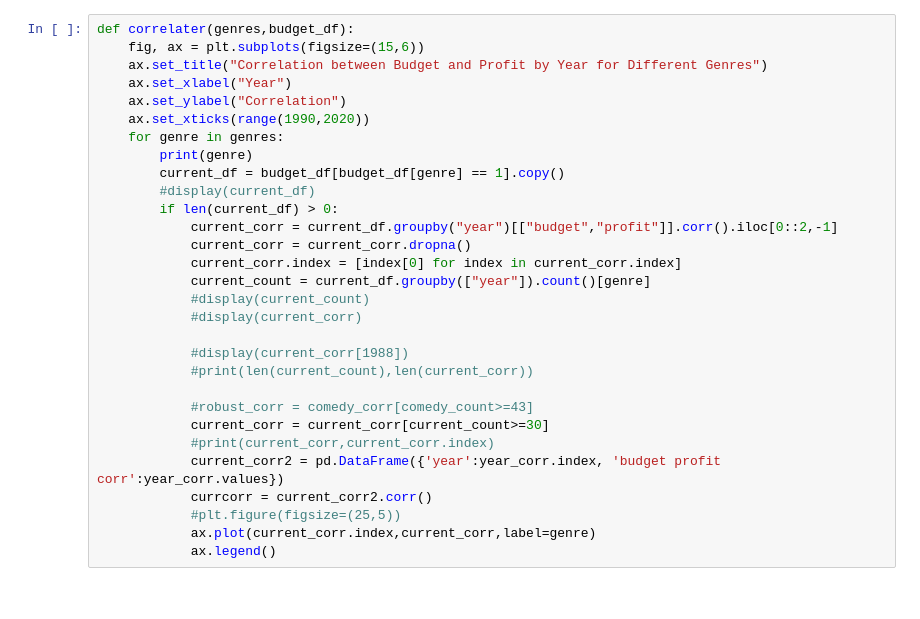
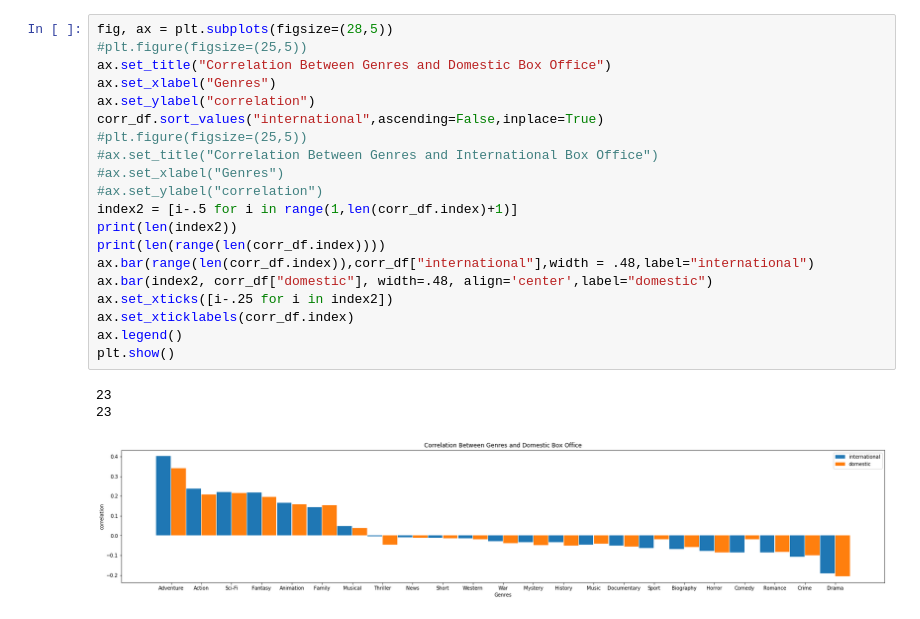
Before and after one commit to learn-co-students/dsc-mod-1-project-v2-1-nyc01-dtsc-ft-080320, a Jupyter notebook: eda.ipynb, the cells around one changed output. Cells and saved outputs as stored; diff of their text form.

```diff
--- a/eda.ipynb
+++ b/eda.ipynb
@@ -240,30 +106,24 @@ ax.plot(year_corr.index,year_corr)
-# %%
-def correlater(genres,budget_df):
-    fig, ax = plt.subplots(figsize=(15,6))
-    ax.set_title("Correlation between Budget and Profit by Year for Different Genres")
-    ax.set_xlabel("Year")
-    ax.set_ylabel("Correlation")
-    ax.set_xticks(range(1990,2020))
-    for genre in genres:
-        print(genre)
-        current_df = budget_df[budget_df[genre] == 1].copy()
-        #display(current_df)
-        if len(current_df) > 0:
-            current_corr = current_df.groupby("year")[["budget","profit"]].corr().iloc[0::2,-1]
-            current_corr = current_corr.dropna()
-            current_corr.index = [index[0] for index in current_corr.index]
-            current_count = current_df.groupby(["year"]).count()[genre]
-            #display(current_count)
-            #display(current_corr)
-
-            #display(current_corr[1988])
-            #print(len(current_count),len(current_corr))
-
-            #robust_corr = comedy_corr[comedy_count>=43]
-            current_corr = current_corr[current_count>=30]
-            #print(current_corr,current_corr.index)
-            current_corr2 = pd.DataFrame({'year':year_corr.index, 'budget profit corr':year_corr.values})
-            currcorr = current_corr2.corr()
-            #plt.figure(figsize=(25,5))
-            ax.plot(current_corr.index,current_corr,label=genre)
-            ax.legend()
+# %%
+fig, ax = plt.subplots(figsize=(28,5))
+#plt.figure(figsize=(25,5))
+ax.set_title("Correlation Between Genres and Domestic Box Office")
+ax.set_xlabel("Genres")
+ax.set_ylabel("correlation")
+corr_df.sort_values("international",ascending=False,inplace=True)
+#plt.figure(figsize=(25,5))
+#ax.set_title("Correlation Between Genres and International Box Office")
+#ax.set_xlabel("Genres")
+#ax.set_ylabel("correlation")
+index2 = [i-.5 for i in range(1,len(corr_df.index)+1)]
+print(len(index2))
+print(len(range(len(corr_df.index))))
+ax.bar(range(len(corr_df.index)),corr_df["international"],width = .48,label="international")
+ax.bar(index2, corr_df["domestic"], width=.48, align='center',label="domestic")
+ax.set_xticks([i-.25 for i in index2])
+ax.set_xticklabels(corr_df.index)
+ax.legend()
+plt.show()
+# %% [output]
+23
+23
+[figure, added]
```
Also changed, not shown: parts of 23 cells of this notebook.
